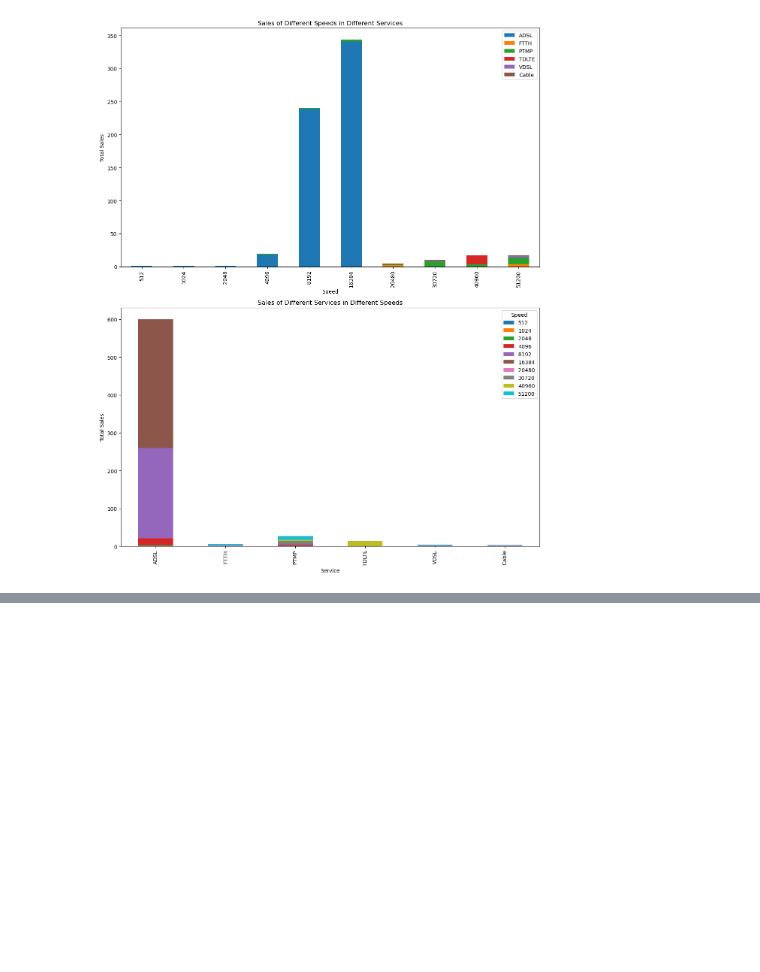
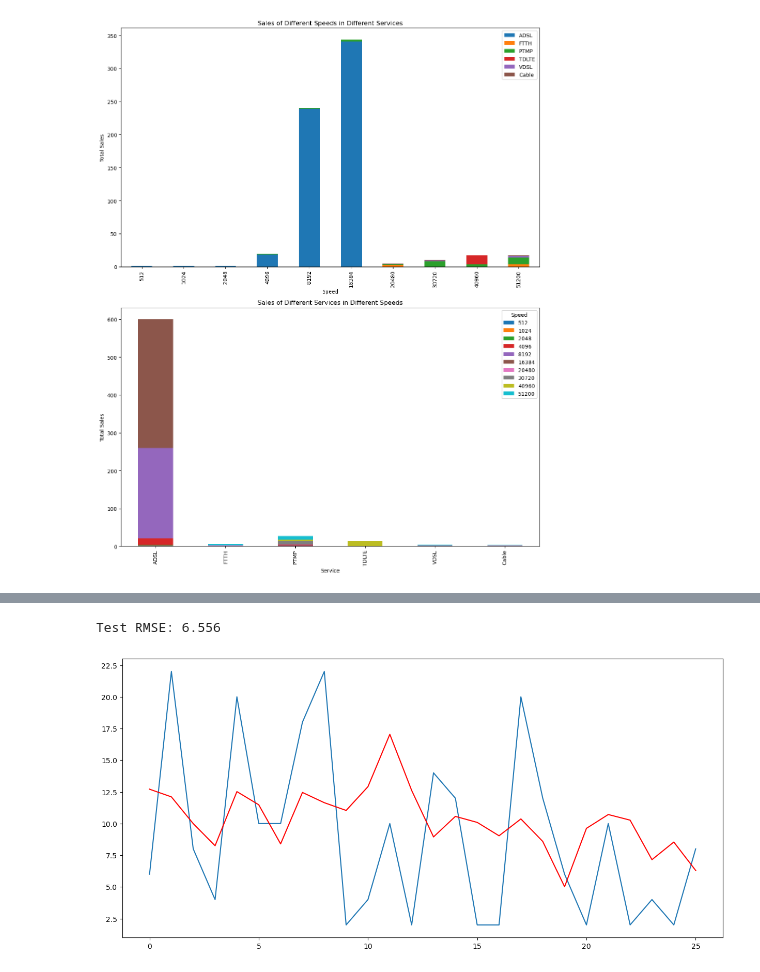
Before and after one commit to mr-robot77/Sales-Data-Analysis, a Jupyter notebook: NetSales Visualization and Connector.ipynb, the cells around one changed output, grey strips where cells are left out. Cells and saved outputs as stored; diff of their text form; code cells hidden in the pictures; blank space fills up the shorter version.

Commit message:
add Machine Learning Prediction

```diff
--- a/NetSales Visualization and Connector.ipynb
+++ b/NetSales Visualization and Connector.ipynb
@@ -200,0 +371,4 @@ plt.show()
+# %%
+model = auto_arima(df['Product'], start_p=0, start_q=0, max_p=5, max_q=5, m=7, start_P=0, seasonal=False, d=1, D=1, trace=True, error_action='ignore', suppress_warnings=True)
+
+forecast = model.predict(n_periods=10)
@@ -200,0 +393,2 @@ plt.show()
+# %%
+df_2 = df['Product']
@@ -200,0 +404,16 @@ plt.show()
+# %%
+X = df_2.values
+size = int(len(X) * 0.66)
+train, test = X[0:size], X[size:len(X)]
+history = [x for x in train]
+predictions = list()
+# %%
+for t in range(len(test)):
+    model = ARIMA(history, order=(2,1,1))
+    model_fit = model.fit()
+    output = model_fit.forecast()
+    yhat = output[0]
+    predictions.append(yhat)
+    obs = test[t]
+    history.append(obs)
+    print('predicted=%f, expected=%f' % (yhat, obs))
@@ -200,0 +438,16 @@ plt.show()
+# %%
+from sklearn.metrics import mean_squared_error
+from math import sqrt
+
+rmse = sqrt(mean_squared_error(test, predictions))
+print('Test RMSE: %.3f' % rmse)
+# %% [output]
+Test RMSE: 6.556
+# %%
+from matplotlib import pyplot
+
+pyplot.plot(test)
+pyplot.plot(predictions, color='red')
+pyplot.show()
+# %% [output]
+[figure, added]
```
Also changed, not shown: parts of 33 cells of this notebook.
